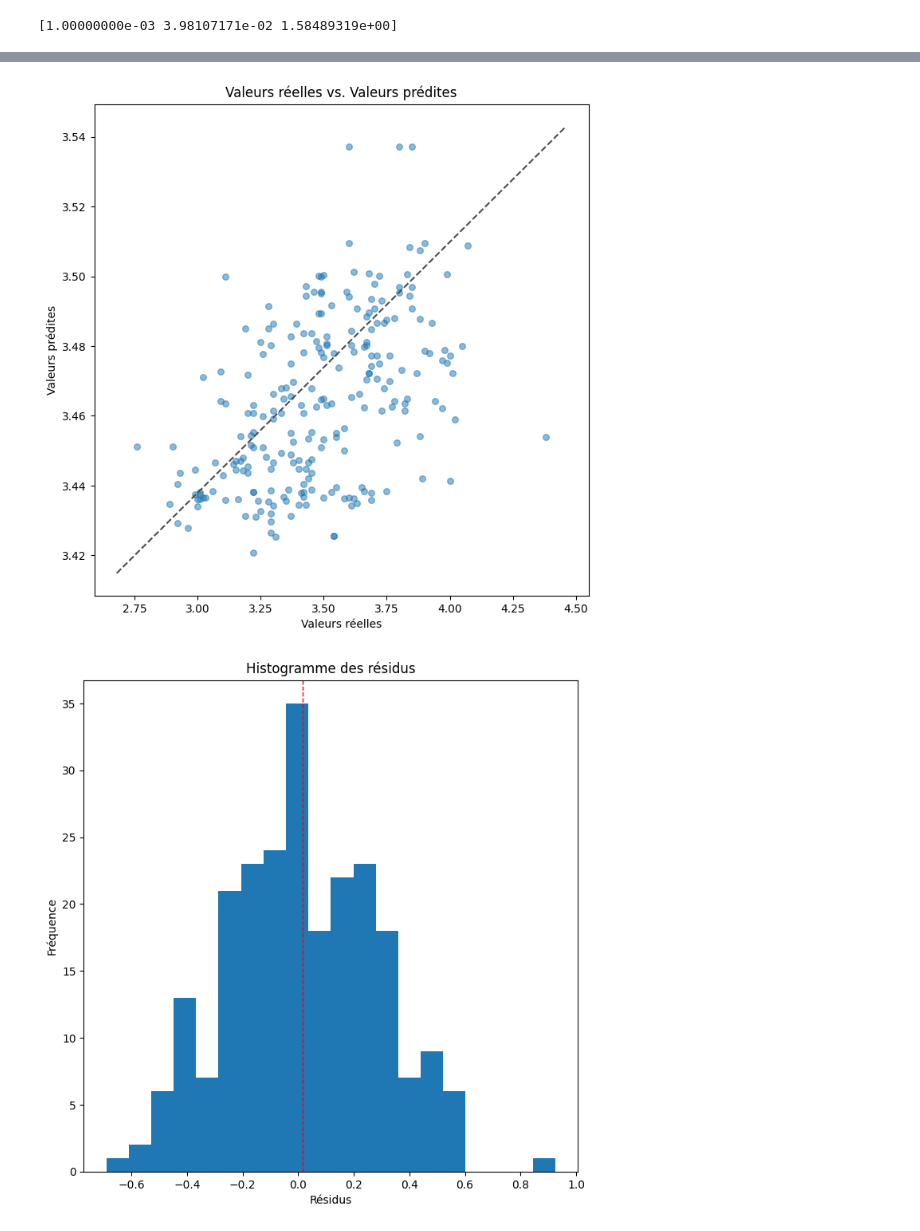
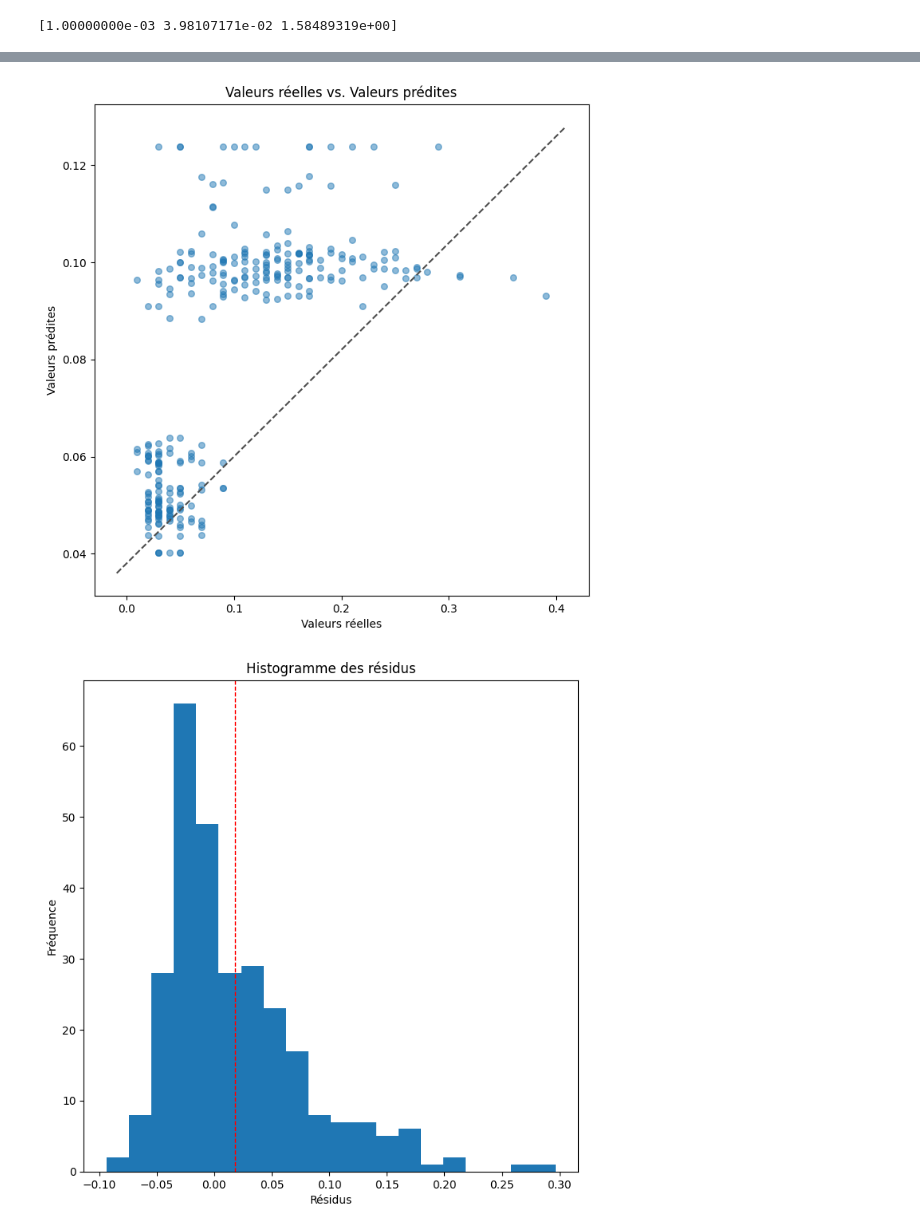
Before and after one commit to ameliemelo/projet_wine, a Jupyter notebook: amelie.ipynb, the cells around one changed output, grey strips where cells are left out. Drawn from its saved outputs; the diff is of its cells as text; code cells hidden in the pictures.

```diff
--- a/amelie.ipynb
+++ b/amelie.ipynb
@@ -255,7 +341,7 @@ dtype: int64
 copie = dataset.copy()
 #enlever les colonnes qu'on ne compte pas utiliser
 copie = copie.drop(columns = ['Table.No.', 'Cultivar', 'Recommend', 'RecReg', 'Reg', 'Wine.Alcohol',
-       'Harvest date', 'DOY', 'Must.Brix', 'Must.Tacid', 'Wine.Facid', 'Wine.Extract', 'Wine.Tannin',
+       'Harvest date', 'DOY', 'Must.pH','Must.Brix', 'Must.Tacid', 'Wine.Facid', 'Wine.Extract',
        'Wine.Tasting'])
 #verifier qu'on a nos colonnes désirées
 copie.columns
@@ -264,7 +354,6 @@ Index(['Color', 'Must.pH', '1', '2', '3', '4', '5', '6', '7', '8', '9', '10'], d
 # %%
-columns = list(new_temp.columns)
-columns.append('Color')
-columns.append('Must.pH')
+columns = list(copie.columns)
+print(columns)
 #delete row with value = Nan
 #voir si pour les y on peut pas remplacer par une valeur :
 # d'autres possibilités (ffill et bfill qui propagent les valeurs observées aux voisines Nan)
@@ -275,9 +366,9 @@ copie.reset_index(drop=True, inplace=True)
 # %%
 # selection of class to predict : here ph
-y = copie[['Must.pH']]
+y = copie[['Wine.Tannin']]
 
 # temperature and color extraction
-colonnes = list(new_temp.columns)
+colonnes = list(dataset2.columns)
 colonnes.append('Color')
 
 # récupération des valeurs de toutes les colonnes à la suite
@@ -290,10 +381,10 @@ from sklearn.preprocessing import StandardScaler
 
 scaler = StandardScaler()
 #on fit (calcule mean et std) sur toutes les colonnes temperature a la fois pas que les colonnes
-scaler.fit(X_train[list(new_temp.columns)].values.ravel().reshape(-1, 1))
+scaler.fit(X_train[list(dataset2.columns)].values.ravel().reshape(-1, 1))
 
 #on remplace nos colonnes par nos valeurs standardizer
-for col in new_temp.columns:
+for col in dataset2.columns:
     X_train[col] = scaler.transform(X_train[[col]])
     X_test[col] = scaler.transform(X_test[[col]])
 
@@ -532,6 +654,11 @@ y_pred = grid.predict(X_test)
 y_true = y_test.values.ravel()
 mse = np.mean((y_true- y_pred) ** 2)
 rmse = np.sqrt(mse)
+r2 = r2_score(y_true, y_pred)
+mae = mean_absolute_error(y_true, y_pred)
+
+print('MAE:', mae)
+print('R²:', r2)
 
 print("RMSE", rmse)
 
@@ -548,5 +677,5 @@ Cross-validation score:  0.05419855071577191
-[figure, old version]
+[figure, new version]
-[figure, old version]
+[figure, new version]
 # %%
 #kernel ridge regression
 from sklearn.kernel_ridge import KernelRidge
```
Also changed, not shown: parts of 35 cells of this notebook.
